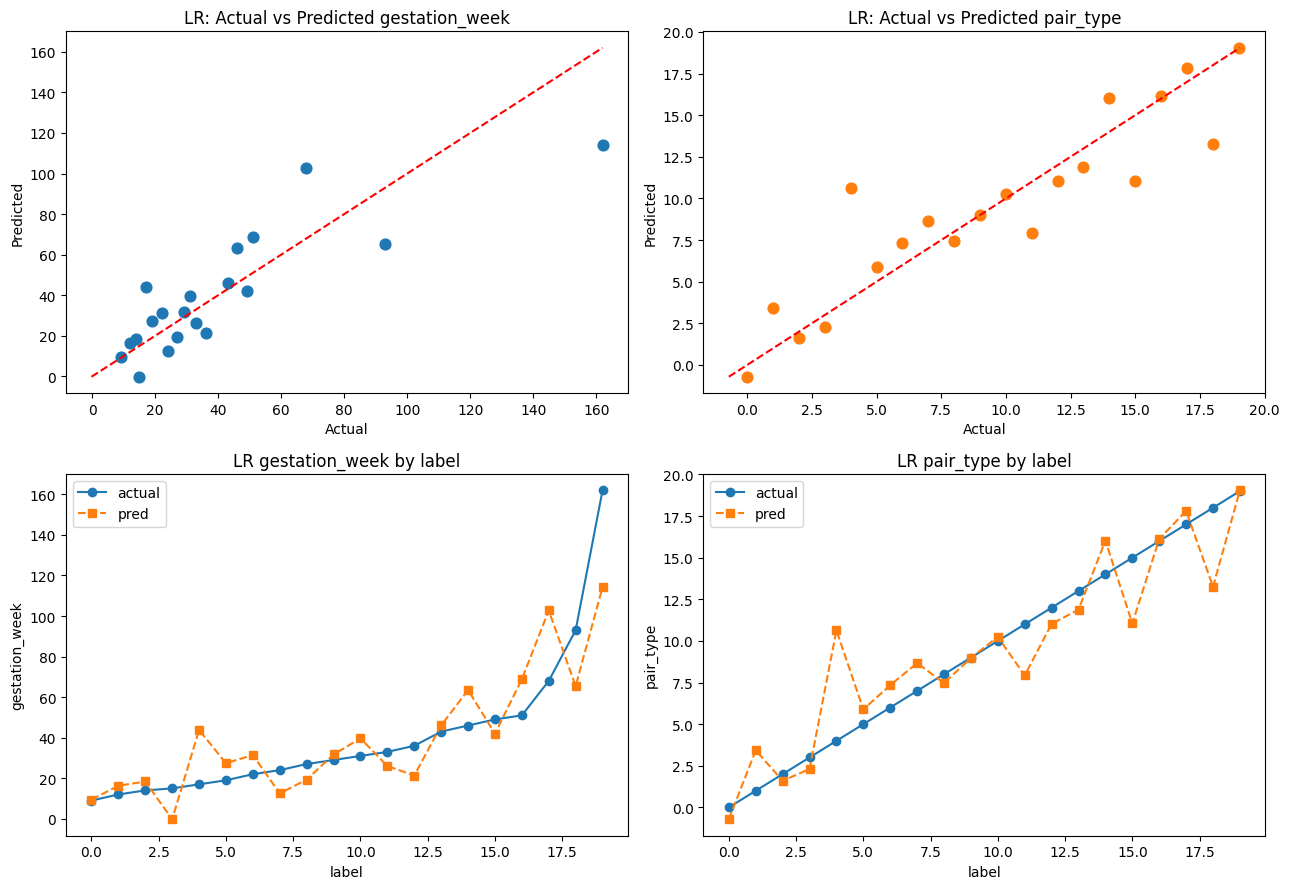
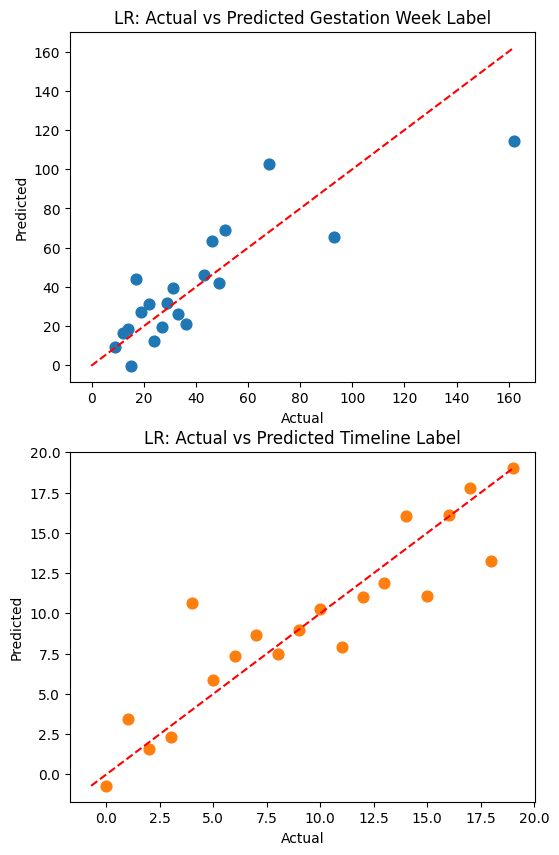
The notebook cell's code change between the first figure and the second:
--- before
+++ after
@@ -1,37 +1,19 @@
-fig, axes = plt.subplots(2, 2, figsize=(13, 9))
+fig, axes = plt.subplots(2, figsize=(6, 10))
 
 # actual vs predicted for gestation_week
-axes[0, 0].scatter(df['gestation_week'], df_lr['pred_gestation_week_lr'], s=60)
+axes[0].scatter(df['gestation_week'], df_lr['pred_gestation_week_lr'], s=60)
 mn = min(df['gestation_week'].min(), df_lr['pred_gestation_week_lr'].min())
 mx = max(df['gestation_week'].max(), df_lr['pred_gestation_week_lr'].max())
-axes[0, 0].plot([mn, mx], [mn, mx], 'r--')
-axes[0, 0].set_title('LR: Actual vs Predicted gestation_week')
-axes[0, 0].set_xlabel('Actual')
-axes[0, 0].set_ylabel('Predicted')
+axes[0].plot([mn, mx], [mn, mx], 'r--')
+axes[0].set_title('LR: Actual vs Predicted Gestation Week Label')
+axes[0].set_xlabel('Actual')
+axes[0].set_ylabel('Predicted')
 
 # actual vs predicted for pair_type
-axes[0, 1].scatter(df['pair_type'], df_lr['pred_pair_type_lr'], s=60, color='tab:orange')
+axes[1].scatter(df['pair_type'], df_lr['pred_pair_type_lr'], s=60, color='tab:orange')
 mn = min(df['pair_type'].min(), df_lr['pred_pair_type_lr'].min())
 mx = max(df['pair_type'].max(), df_lr['pred_pair_type_lr'].max())
-axes[0, 1].plot([mn, mx], [mn, mx], 'r--')
-axes[0, 1].set_title('LR: Actual vs Predicted pair_type')
-axes[0, 1].set_xlabel('Actual')
-axes[0, 1].set_ylabel('Predicted')
-
-# by label index (non-even gestation steps visible)
-axes[1, 0].plot(df['label'], df['gestation_week'], 'o-', label='actual')
-axes[1, 0].plot(df['label'], df_lr['pred_gestation_week_lr'], 's--', label='pred')
-axes[1, 0].set_title('LR gestation_week by label')
-axes[1, 0].set_xlabel('label')
-axes[1, 0].set_ylabel('gestation_week')
-axes[1, 0].legend()
-
-axes[1, 1].plot(df['label'], df['pair_type'], 'o-', label='actual')
-axes[1, 1].plot(df['label'], df_lr['pred_pair_type_lr'], 's--', label='pred')
-axes[1, 1].set_title('LR pair_type by label')
-axes[1, 1].set_xlabel('label')
-axes[1, 1].set_ylabel('pair_type')
-axes[1, 1].legend()
-
-plt.tight_layout()
-plt.show()
+axes[1].plot([mn, mx], [mn, mx], 'r--')
+axes[1].set_title('LR: Actual vs Predicted Timeline Label')
+axes[1].set_xlabel('Actual')
+axes[1].set_ylabel('Predicted')

Commit: Reorgnize notebook